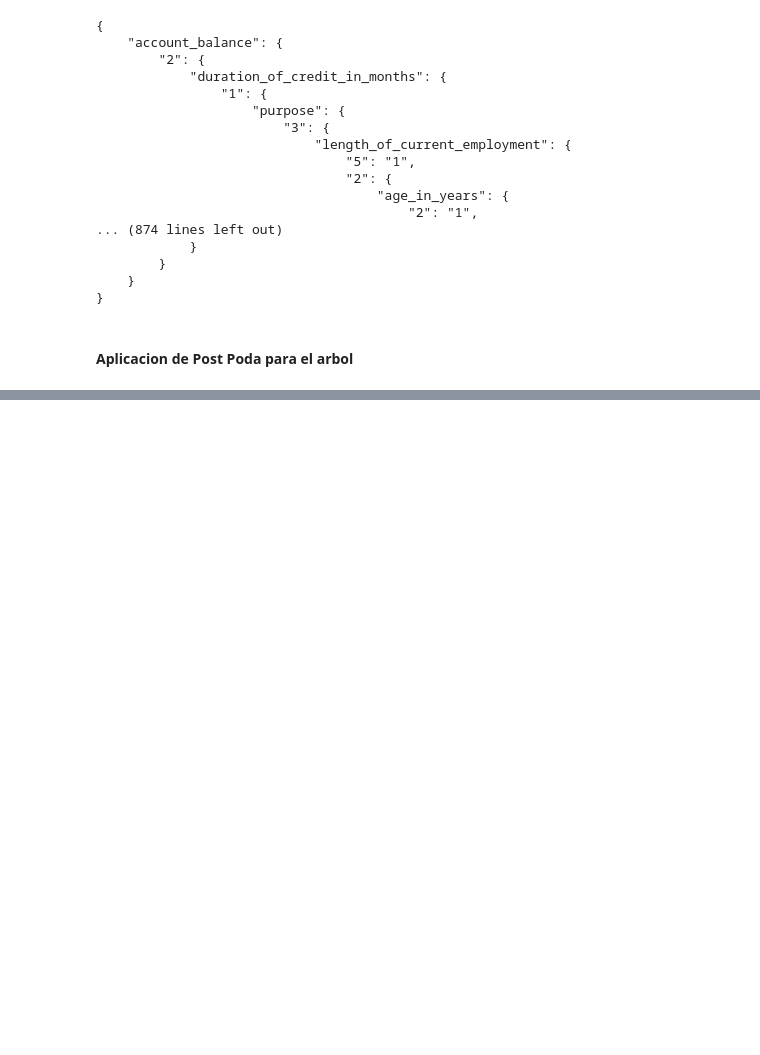
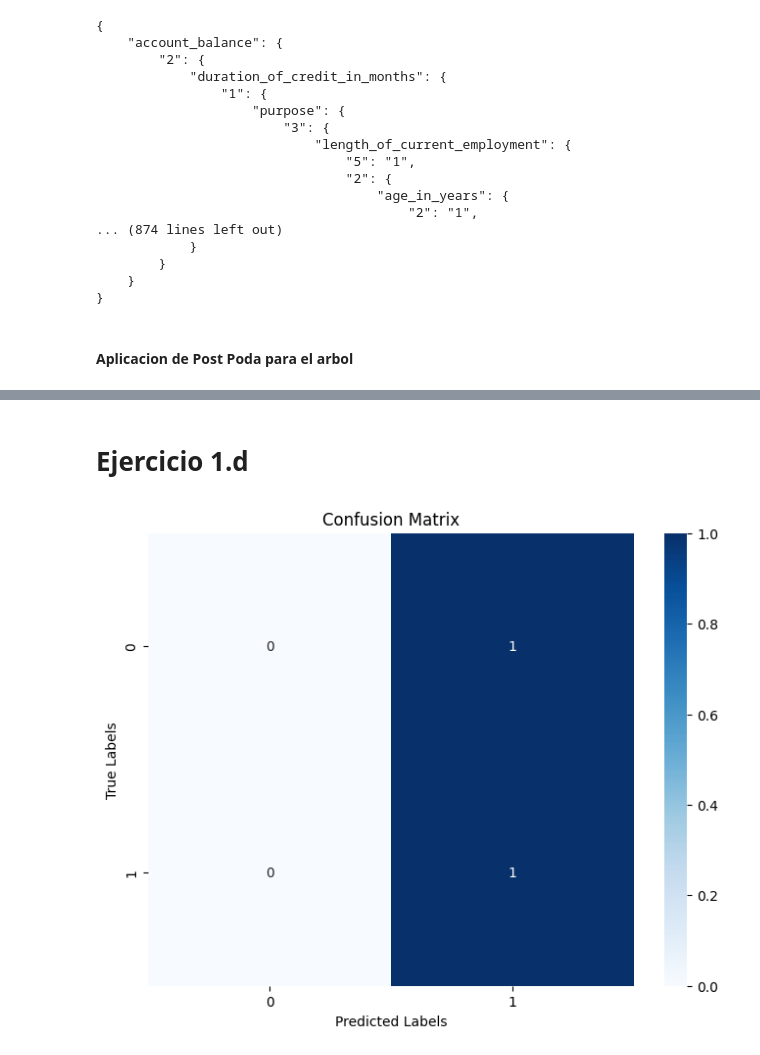
Before and after one commit to lvvittor/ml, a Jupyter notebook: tps/tp2/notebooks/exercise2.ipynb, the cells around one changed output, grey strips where cells are left out. Saved outputs shown, nothing was run; the diff lists cells and outputs as text; code cells hidden in the pictures; blank space fills up the shorter version.

```diff
--- a/tps/tp2/notebooks/exercise2.ipynb
+++ b/tps/tp2/notebooks/exercise2.ipynb
@@ -447,7 +447,7 @@ print(json.dumps(decision_tree, indent=4))
 # %% [markdown]
 #### Aplicacion de Post Poda para el arbol
 # %%
-def classify(tree: dict, sample) -> str:
+def classify(tree: dict, sample: pd.DataFrame) -> str:
     """Classifies a sample using a given decision tree.
 
     Args:
@@ -461,7 +461,7 @@ def classify(tree: dict, sample) -> str:
     if not isinstance(tree, dict):
         return tree
 
-    attribute = next(iter(tree))
+    attribute = str(next(iter(tree)))
     sample_value = sample[attribute]
 
     # Recursively classify the sample if the attribute value is in the tree
@@ -469,22 +469,23 @@ def classify(tree: dict, sample) -> str:
         return classify(tree[attribute][sample_value], sample)
 
     # Handle unseen sample values
-    return max(tree[attribute].items(), key=lambda x: x[1])[0]
+    # return max(tree[attribute].items(), key=lambda x: x[1])[0]
+    return 1
 
 
-def evaluate_tree(tree, X, y) -> float:
+def evaluate_tree(tree: dict, X_test: pd.DataFrame, y_test: pd.Series) -> float:
     """Evaluates the accuracy of a given decision tree on a dataset.
 
     Args:
         tree: The decision tree in a nested dictionary representation.
-        X: The feature matrix (2D) of the dataset.
-        y: The target vector (1D) of the dataset.
+        X_test: The feature matrix (2D) of the dataset.
+        y_test: The target vector (1D) of the dataset.
 
     Returns:
         accuracy: The accuracy of the decision tree on the dataset.
     """
-    y_hats = [classify(tree, row) for _, row in X.iterrows()]
-    correct_predictions = sum(1 for y_hat, true_label in zip(y_hats, y) if y_hat == true_label)
+    y_hats = [classify(tree, row) for _, row in X_test.iterrows()]
+    correct_predictions = sum(1 for y_hat, true_label in zip(y_hats, y_test) if y_hat == true_label)
 
-    return correct_predictions / len(X)
+    return correct_predictions / len(X_test)
 # %%
@@ -518,9 +519,6 @@ def prune_tree(tree, X, y) -> dict:
         return majority_class
 
     return subtree
-# %%
-# X_train, y_train, X_test, y_test
-decision_tree = id3(X_train, y_train, X_train.columns.tolist())
 # %%
 # Evaluate the pruned decision tree on the validation data
 accuracy_before_pruning = evaluate_tree(decision_tree, X_test, y_test)
@@ -529,0 +584,26 @@ TypeError: '>' not supported between instances of 'dict' and 'dict'
+# %% [markdown]
+# Ejercicio 1.d
+# %%
+import pandas as pd
+from sklearn.metrics import confusion_matrix
+import seaborn as sns
+import matplotlib.pyplot as plt
+
+# Obtener las predicciones del árbol de decisión en el conjunto de prueba
+predictions = [classify(decision_tree, row) for _, row in X_test.iterrows()]
+
+# Calcular la matriz de confusión
+cm = confusion_matrix(y_test, predictions, normalize='true')
+
+# Crear un DataFrame de Pandas a partir de la matriz de confusión
+confusion_df = pd.DataFrame(cm)
+
+# Graficar la matriz de confusión utilizando Seaborn
+plt.figure(figsize=(8, 6))
+sns.heatmap(confusion_df, annot=True, cmap="Blues")
+plt.xlabel("Predicted Labels")
+plt.ylabel("True Labels")
+plt.title("Confusion Matrix")
+plt.show()
+# %% [output]
+[figure, added]
```
Also changed, not shown: parts of 8 cells of this notebook.
